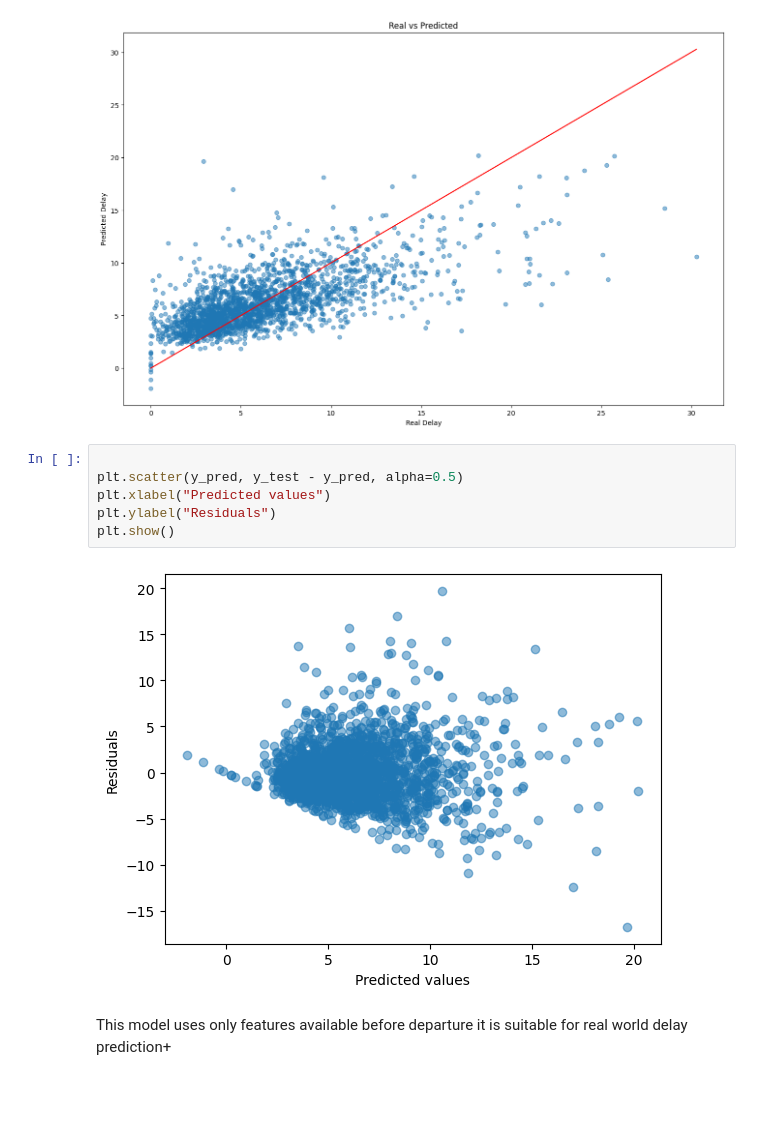
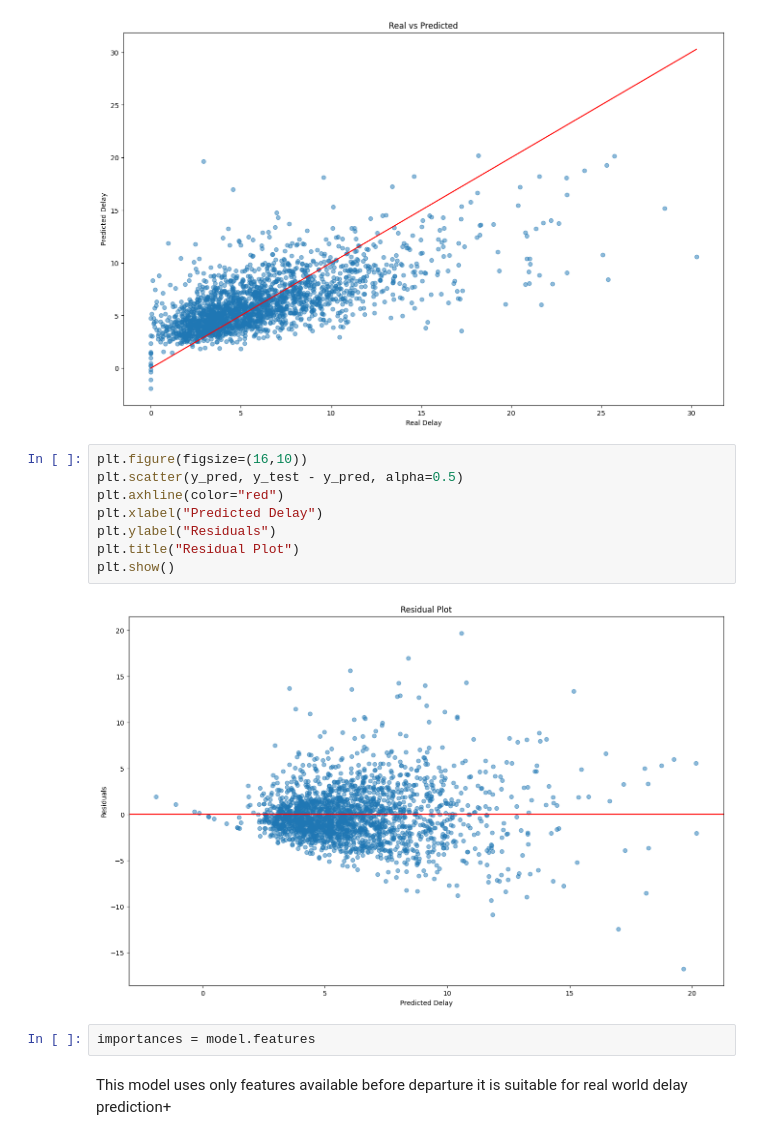
Before and after one commit to AlexandrG1209/tardis, a Jupyter notebook: tardis.model3.ipynb, the cells around one changed output. Drawn from its saved outputs; the diff is of its cells as text; blank space fills up the shorter version.

```diff
--- a/tardis.model3.ipynb
+++ b/tardis.model3.ipynb
@@ -87,13 +89,17 @@ Test MAE: 2.160798349442033
 CV R2 mean: 0.2723902529408787
 [figure]
 # %%
-
+plt.figure(figsize=(16,10))
 plt.scatter(y_pred, y_test - y_pred, alpha=0.5)
-plt.xlabel("Predicted values")
+plt.axhline(color="red")
+plt.xlabel("Predicted Delay")
 plt.ylabel("Residuals")
+plt.title("Residual Plot")
 plt.show()
 # %% [output]
-[figure, old version]
+[figure, new version]
+# %%
+importances = model.features
 # %% [markdown]
 This model uses only features available before departure
 it is suitable for real world delay prediction+
```
Also changed, not shown: parts of 4 cells of this notebook, 3 other files.
